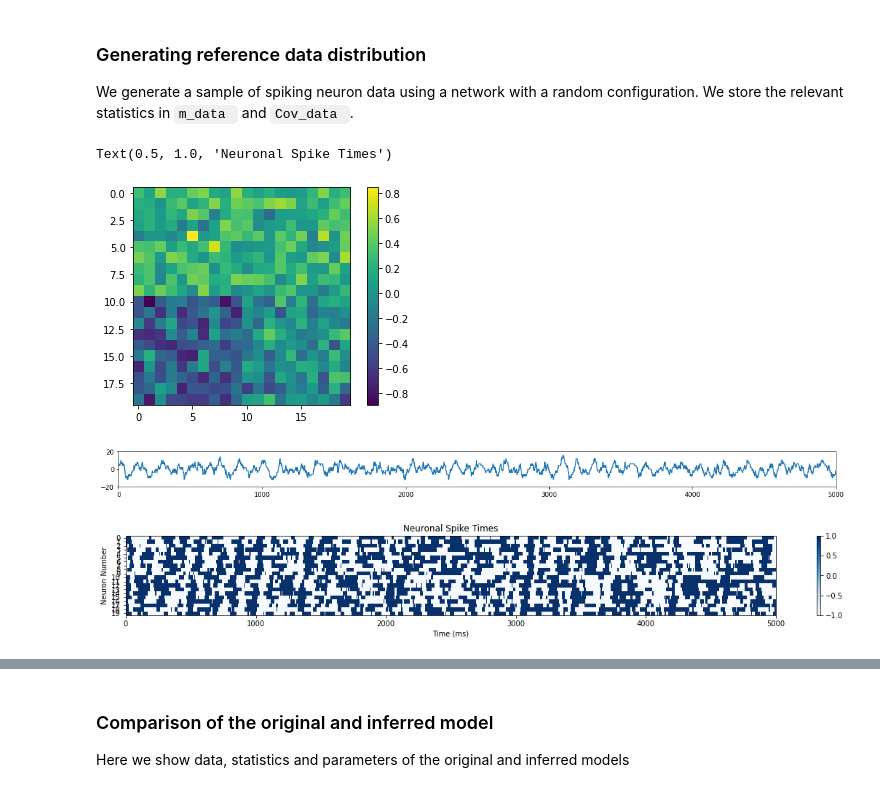
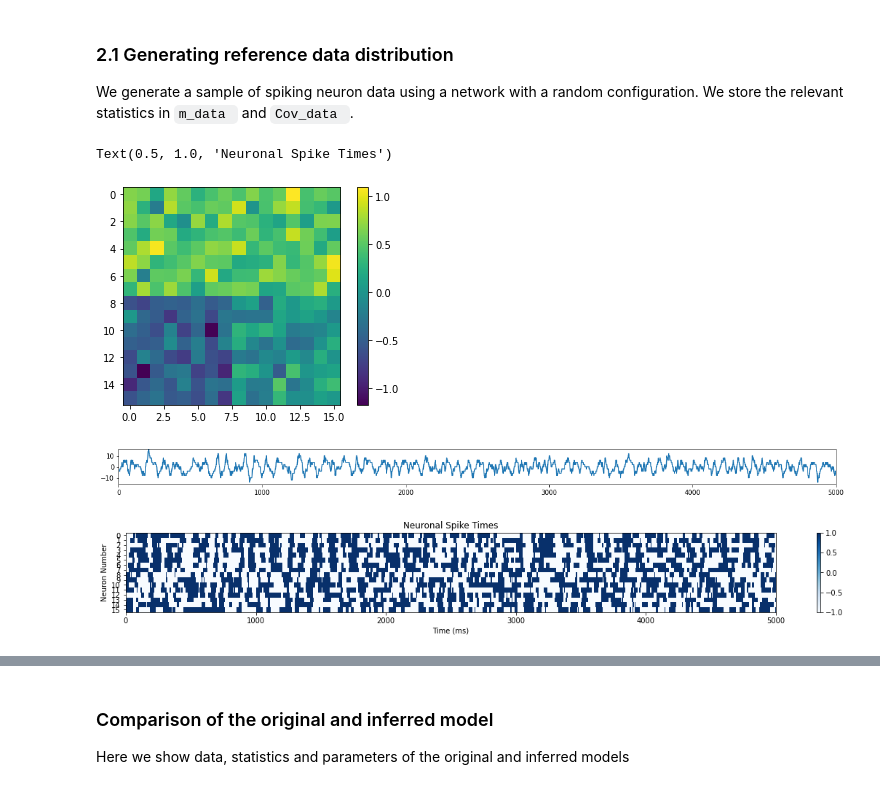
Before and after one commit to MiguelAguilera/Neuro-MaxEnt-inference-tutorial, a Jupyter notebook: 3.Oscillating_spike_trains.ipynb, the cells around one changed output, grey strips where cells are left out. Saved outputs shown, nothing was run; the diff lists cells and outputs as text; code cells hidden in the pictures.

```diff
--- a/3.Oscillating_spike_trains.ipynb
+++ b/3.Oscillating_spike_trains.ipynb
@@ -23,0 +45,9 @@ Several models assume that the combination of recurrent networks of inhibitory a
+# %%
+h=np.linspace(-3,3,100)
+p=np.exp(h)/2/np.cosh(h)
+
+plt.figure()
+plt.plot(h,p)
+plt.title('Probability of flipping negative spin')
+plt.ylabel(r'$p^\mathrm{flip}_i(\mathbf{x}) $',rotation=0,labelpad=30)
+plt.xlabel(r'$h_i$');
@@ -59,18 +89,18 @@ class Ising:
           h = self.H[i] + np.dot(self.J[i,:],self.s)
           self.s[i] = np.sign(h)
 # %% [markdown]
-### Generating reference data distribution
+### 2.1 Generating reference data distribution
 
 We generate a sample of spiking neuron data using a network with a random configuration. We store the relevant statistics in `m_data ` and  `Cov_data `.
 # %%
-N=20
+N=16
 T=5000
 
 I_data = Ising(N)
 I_data.H = 0.05*np.random.randn(N)
 I_data.J = np.random.randn(N,N)/np.sqrt(N)
-I_data.J[0:N//2,0:N//2] += 4/N
-I_data.J[0:N//2,N//2:] += 4/N
+I_data.J[0:N//2,0:N//2] += 8/N
+I_data.J[0:N//2,N//2:] += 8/N
 I_data.J[N//2:,0:N//2,] += -8/N
 
 plt.figure()
@@ -87,33 +117,35 @@ D_data=np.zeros((N,N))
 I_data.randomize_state()
 I_data.s = np.ones(N)
 for t in range(T):
   I_data.SequentialGlauberStep()
 for t in range(T):
   sp = I_data.s.copy()
   I_data.GlauberStep()
   Data_sample[:,t] = I_data.s
   m_data += I_data.s/T
   D_data  += np.einsum('i,j->ij',I_data.s/T, sp)
   C_data += np.einsum('i,j->ij',sp/T, sp)
 
+m_data = np.mean(Data_sample,axis=1)
+Cov_data  = np.cov(Data_sample)
 
 fig, ax = plt.subplots(figsize=(20,1))
 plt.plot(np.sum(Data_sample,axis=0))
 plt.axis([0,T,-N,N])
 
 
 fig, ax = plt.subplots(figsize=(20,2))
 plt.imshow(Data_sample, aspect='auto', interpolation='none',cmap='Blues')
 plt.colorbar()
 
 ax.set_xlim([0, T])
 ax.set_xlabel('Time (ms)')
 # specify tick marks and label label y axis
 ax.set_yticks(range(N))
 ax.set_ylabel('Neuron Number')
 ax.set_title('Neuronal Spike Times')
 # %% [output]
 Text(0.5, 1.0, 'Neuronal Spike Times')
-[figure, old version]
+[figure, new version]
-[figure, old version]
+[figure, new version]
-[figure, old version]
+[figure, new version]
```
Also changed, not shown: parts of 29 cells of this notebook.
